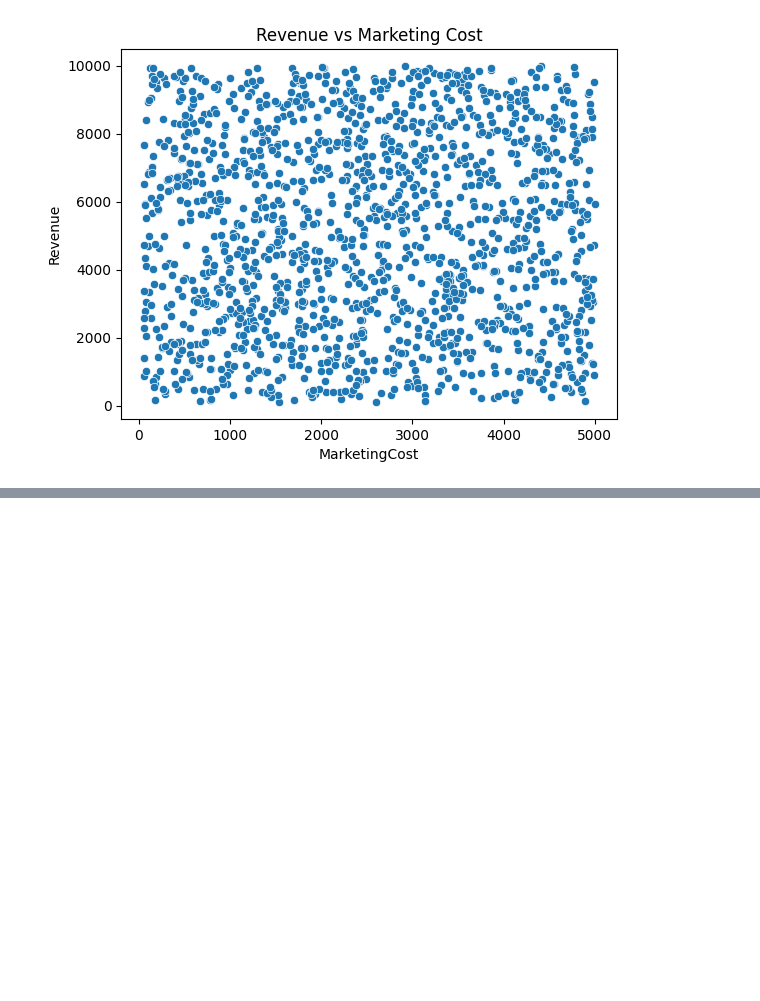
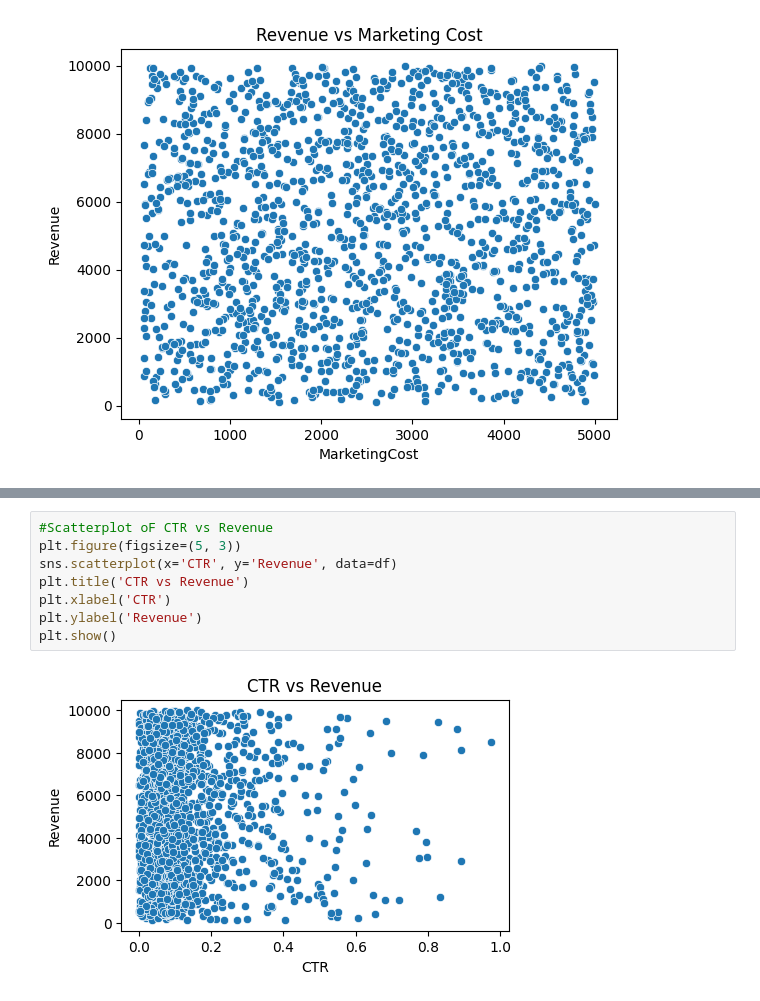
Before and after one commit to Allen-Ngbede/Sales-Forecasting-and-Marketing-Analysis, a Jupyter notebook: EDA.ipynb, the cells around one changed output, grey strips where cells are left out. Saved outputs shown, nothing was run; the diff lists cells and outputs as text; blank space fills up the shorter version.

```diff
--- a/EDA.ipynb
+++ b/EDA.ipynb
@@ -205,0 +249,10 @@ plt.show()
+# %%
+#Scatterplot oF CTR vs Revenue
+plt.figure(figsize=(5, 3))
+sns.scatterplot(x='CTR', y='Revenue', data=df)
+plt.title('CTR vs Revenue')
+plt.xlabel('CTR')
+plt.ylabel('Revenue')
+plt.show()
+# %% [output]
+[figure, added]
```
Also changed, not shown: parts of 6 cells of this notebook.
